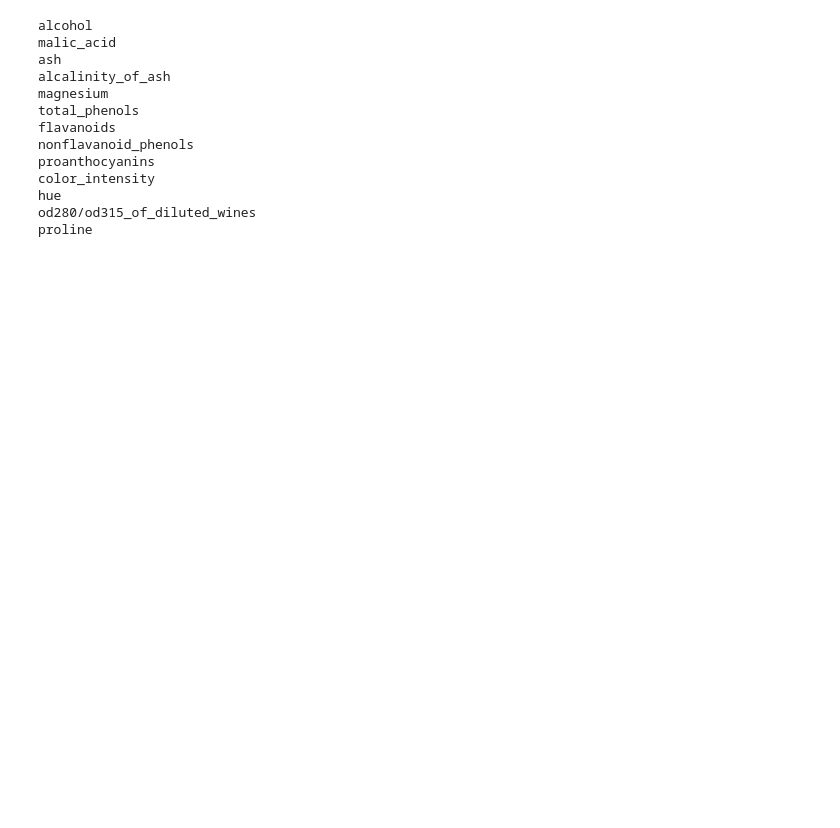
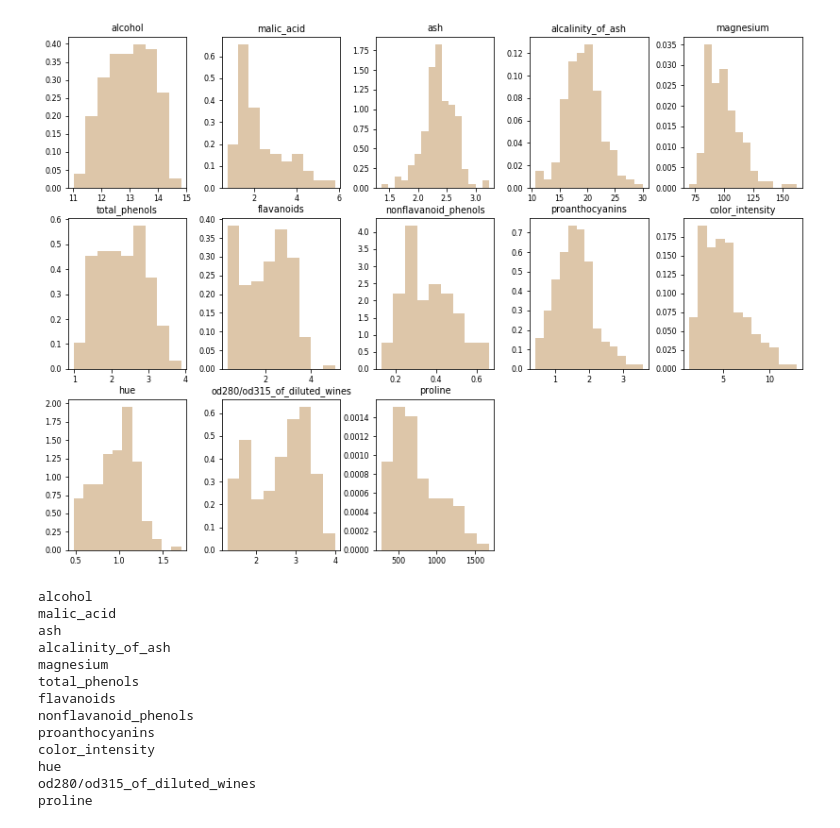
Before and after one commit to Anastasios-K/Pyspark, a Jupyter notebook: Visual in PROGRESS.ipynb, the cells around one changed output. Saved outputs shown, nothing was run; the diff lists cells and outputs as text; code cells hidden in the pictures; blank space fills up the shorter version.

```diff
--- a/Visual in PROGRESS.ipynb
+++ b/Visual in PROGRESS.ipynb
@@ -19,34 +19,36 @@ num_of_subplot = 1
  # length= len(df.columns)//5 + 1
 #else:
   #length= len(df.columns)//5 + 2
 
 figure = plt.figure(
     #num= 1,
     figsize= (12,10),
     facecolor='w'
     )
 plt.subplots_adjust(
     left= 0.1,
     right= 1,
     wspace= 0.3,
     hspace= 0.2
     )
-plt.rc('font', size= 8, bold=True)
+plt.rc('font', size= 8)
 for column in df:
   Shapiro_Wilk = np.round(stats.shapiro(df[column]), decimals = 3)
   _, bins = np.histogram(df[column], bins= 'auto')
   plt.subplot(3, 5, num_of_subplot)
   y_axis, x_axis, _ = plt.hist(
       df[column],
       bins= bins,
       color= 'tan',
       density= True,
       alpha= 0.75,
       histtype= 'bar'
       )
   plt.title(column)
   num_of_subplot += 1
 #plt.show()
+# %% [output]
+[figure, added]
 # %%
 for i, column in enumerate(df):
   print(df.columns[i])
```
Also changed, not shown: parts of 4 cells of this notebook.
